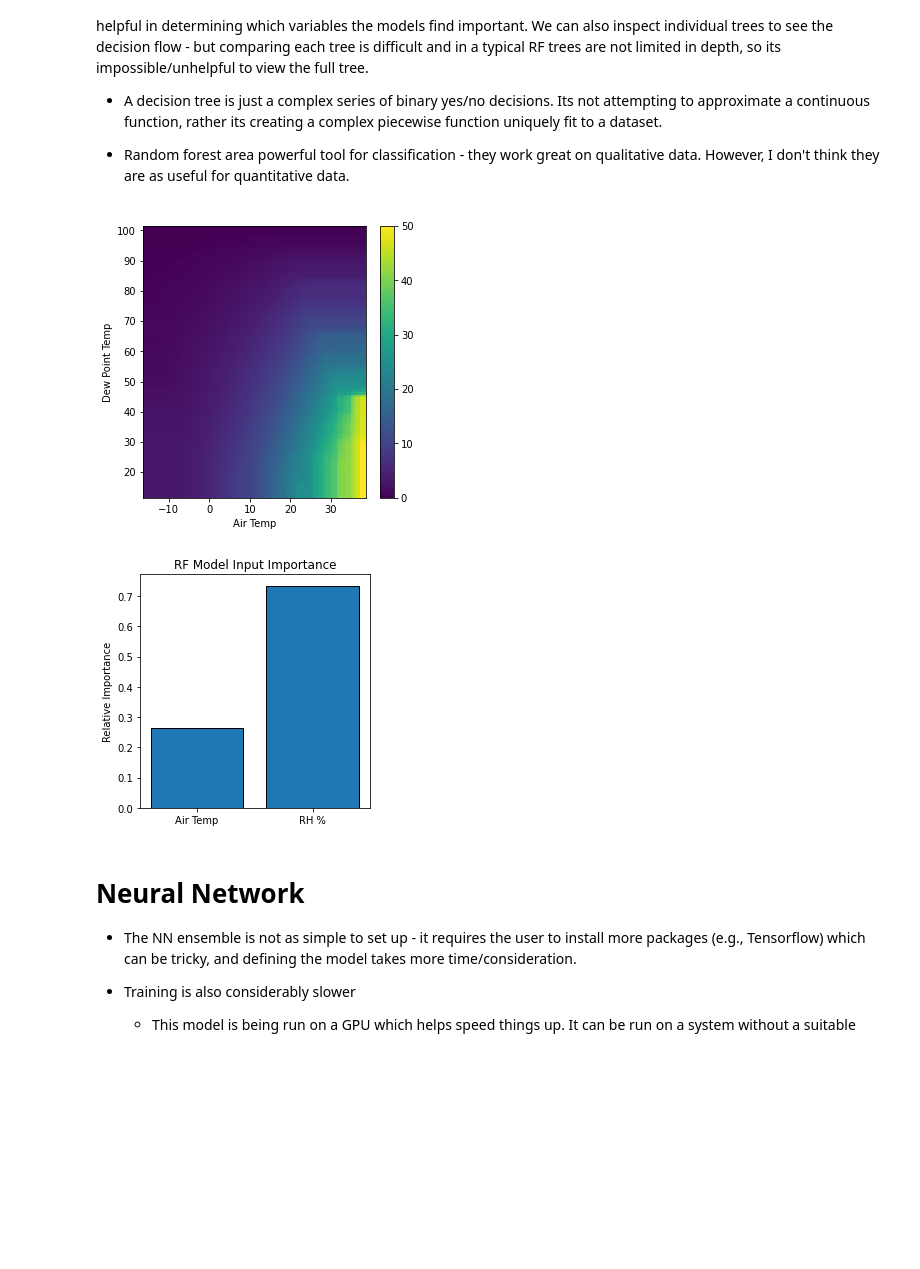
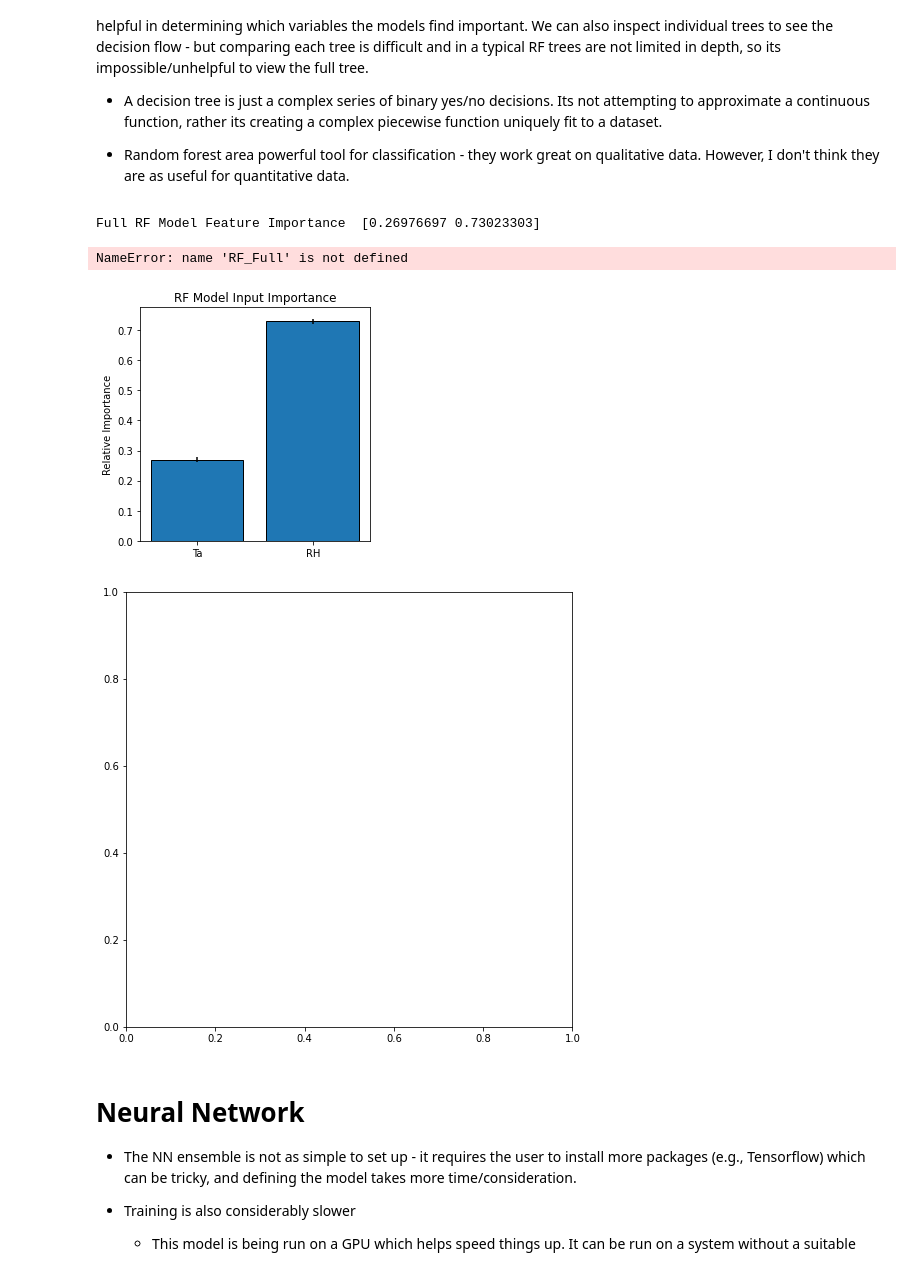
Before and after one commit to June-Skeeter/ML_Scripts, a Jupyter notebook: NN_v_RF_example.ipynb, the cells around one changed output. Saved outputs shown, nothing was run; the diff lists cells and outputs as text; code cells hidden in the pictures; blank space fills up the shorter version.

```diff
--- a/NN_v_RF_example.ipynb
+++ b/NN_v_RF_example.ipynb
@@ -10,0 +82,15 @@ This simple example compares the speed, accuracy, and extrapolation capabilities
+# %%
+# Read/parse the input data
+root_url = "Data/DELTA BURNS BOG.csv"
+Data = pd.read_csv(root_url, parse_dates=['LOCAL_DATE'], low_memory=False)
+Data = Data.set_index('LOCAL_DATE')
+Data = (Data[['TEMP','RELATIVE_HUMIDITY']].dropna())
+Data['VPD'] = Calc_VPD(Data['TEMP'],Data['RELATIVE_HUMIDITY'])
+Data = Data.rename(columns={
+    'TEMP':'Ta',
+    'RELATIVE_HUMIDITY':'RH'
+})
+fig,ax=plt.subplots(1)
+Data.hist(column='VPD',ax=ax,bins=20,edgecolor='k')
+
+Data.describe().round(2)
@@ -215,48 +299,38 @@ With RF models, we are limited what we can see from the model.  We can easily pl
 * Random forest area  powerful tool for classification - they work great on qualitative data.  However, I don't think they are as useful for quantitative data.
 # %%
 from sklearn import tree
-from sklearn.inspection import DecisionBoundaryDisplay
-import matplotlib.cm as cm
-from matplotlib.colors import Normalize
 
-fig,ax=plt.subplots(figsize=(5,5))#,dpi=200)
-a = DecisionBoundaryDisplay.from_estimator(
-        RF,
-        x_train,
-        plot_method='pcolormesh',
-        response_method="predict",
-        ax=ax,
-        xlabel='Air Temp',
-        ylabel='Dew Point Temp',
-    )
-# print(a.response)
-norm = Normalize(vmin=0, vmax=50, clip=False)
-fig.colorbar(cm.ScalarMappable(norm=norm), ax=ax)
+print('Full RF Model Feature Importance ', RF_full.feature_importances_)
 
+# Get feature importance by tree in the forest
+feature_importance = []
+for t in RF_full.estimators_:
+    feature_importance.append(t.feature_importances_)
+feature_importance = np.array(feature_importance)
 
-# Inspect the "feature importance"
-# The relative weight of the input data in the model
 fig,ax=plt.subplots(figsize=(4,4))
-ax.bar(X_alias,RF.feature_importances_,edgecolor='k')
+ax.bar(X_vars,feature_importance.mean(axis=0),
+yerr=feature_importance.std(axis=0)/(RF_full.n_estimators**.5),edgecolor='k')
 ax.set_ylabel('Relative Importance')
 ax.set_title('RF Model Input Importance')
 plt.tight_layout()
 
+fig,ax = plt.subplots(1,figsize=(8,8))
+tree.plot_tree(RF_full.estimators_[0],max_depth=5,ax=ax,fontsize=5)
+plt.show()
 
-# fig,ax = plt.subplots(1,figsize=(8,8))#,dpi=400)
-# tree.plot_tree(RF.estimators_[0],max_depth=5,ax=ax,fontsize=5)
-# plt.show()
-
-# fig,ax = plt.subplots(2,3,figsize=(10,10))#,dpi=400)
-# i = 0
-# for AX in ax:
-#     for a in AX:
-#         tree.plot_tree(RF.estimators_[i],max_depth=2,ax=a,fontsize=5)
-#         i += 1
-# plt.show()
+fig,ax = plt.subplots(2,2,figsize=(10,10))
+i = 0
+for AX in ax:
+    for a in AX:
+        tree.plot_tree(RF_full.estimators_[i],max_depth=2,ax=a,fontsize=5)
+        i += 1
+plt.show()
 # %% [output]
+Full RF Model Feature Importance  [0.26976697 0.73023303]
+NameError: name 'RF_Full' is not defined
-[figure, old version]
+[figure, new version]
-[figure, old version]
+[figure, new version]
 # %% [markdown]
 # Neural Network
 
```
Also changed, not shown: parts of 14 cells of this notebook.
